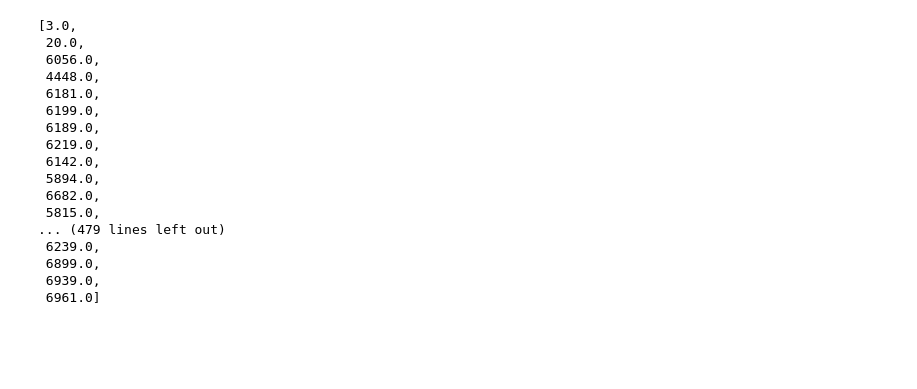
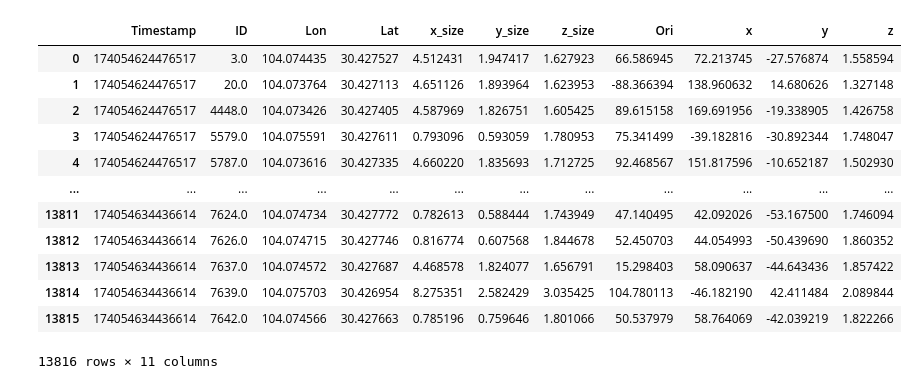
Before and after one commit to Austin2wwzx/VR-Fusion, a Jupyter notebook: utils/lidar_preprocess/lidar_annotation.ipynb, the cells around one changed output. Cells and saved outputs as stored; diff of their text form; code cells hidden in the pictures; blank space fills up the shorter version.

```diff
--- a/utils/lidar_preprocess/lidar_annotation.ipynb
+++ b/utils/lidar_preprocess/lidar_annotation.ipynb
@@ -38,20 +39,16 @@ df.to_feather(osp.join(save_floder, '{}:lidar_annotation.feather').format(LIDAR_
-# %%
-list(df['ID'].value_counts().keys())
-# %% [output]
-[3.0,
- 20.0,
- 6056.0,
- 4448.0,
- 6181.0,
- 6199.0,
- 6189.0,
- 6219.0,
- 6142.0,
- 5894.0,
- 6682.0,
- 5815.0,
-... (479 lines left out)
- 6239.0,
- 6899.0,
- 6939.0,
- 6961.0]
+# %%
+df
+# %% [output]
+|  | Timestamp | ID | Lon | Lat | x_size | y_size | z_size | Ori | x | y | z |
+| 0 | 174054624476517 | 3.0 | 104.074435 | 30.427527 | 4.512431 | 1.947417 | 1.627923 | 66.586945 | 72.213745 | -27.576874 | 1.558594 |
+| 1 | 174054624476517 | 20.0 | 104.073764 | 30.427113 | 4.651126 | 1.893964 | 1.623953 | -88.366394 | 138.960632 | 14.680626 | 1.327148 |
+| 2 | 174054624476517 | 4448.0 | 104.073426 | 30.427405 | 4.587969 | 1.826751 | 1.605425 | 89.615158 | 169.691956 | -19.338905 | 1.426758 |
+| 3 | 174054624476517 | 5579.0 | 104.075591 | 30.427611 | 0.793096 | 0.593059 | 1.780953 | 75.341499 | -39.182816 | -30.892344 | 1.748047 |
+| 4 | 174054624476517 | 5787.0 | 104.073616 | 30.427335 | 4.660220 | 1.835693 | 1.712725 | 92.468567 | 151.817596 | -10.652187 | 1.502930 |
+| ... | ... | ... | ... | ... | ... | ... | ... | ... | ... | ... | ... |
+| 13811 | 174054634436614 | 7624.0 | 104.074734 | 30.427772 | 0.782613 | 0.588444 | 1.743949 | 47.140495 | 42.092026 | -53.167500 | 1.746094 |
+| 13812 | 174054634436614 | 7626.0 | 104.074715 | 30.427746 | 0.816774 | 0.607568 | 1.844678 | 52.450703 | 44.054993 | -50.439690 | 1.860352 |
+| 13813 | 174054634436614 | 7637.0 | 104.074572 | 30.427687 | 4.468578 | 1.824077 | 1.656791 | 15.298403 | 58.090637 | -44.643436 | 1.857422 |
+| 13814 | 174054634436614 | 7639.0 | 104.075703 | 30.426954 | 8.275351 | 2.582429 | 3.035425 | 104.780113 | -46.182190 | 42.411484 | 2.089844 |
+| 13815 | 174054634436614 | 7642.0 | 104.074566 | 30.427663 | 0.785196 | 0.759646 | 1.801066 | 50.537979 | 58.764069 | -42.039219 | 1.822266 |
+13816 rows × 11 columns
```
Also changed, not shown: parts of 6 cells of this notebook, 2 other files.
